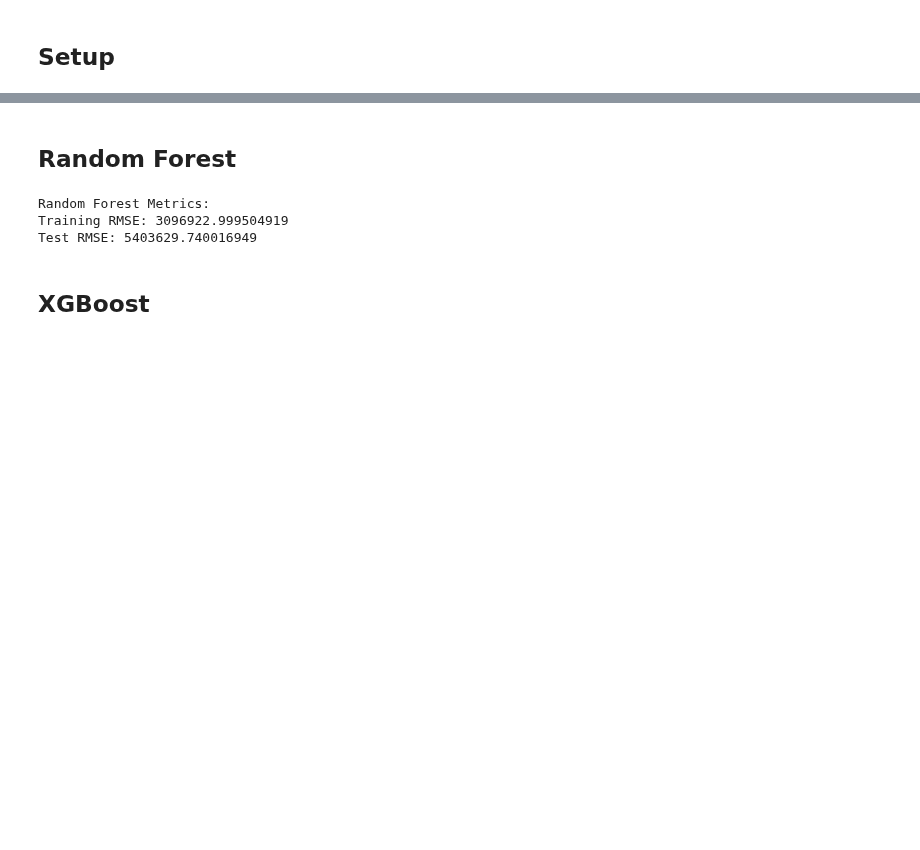
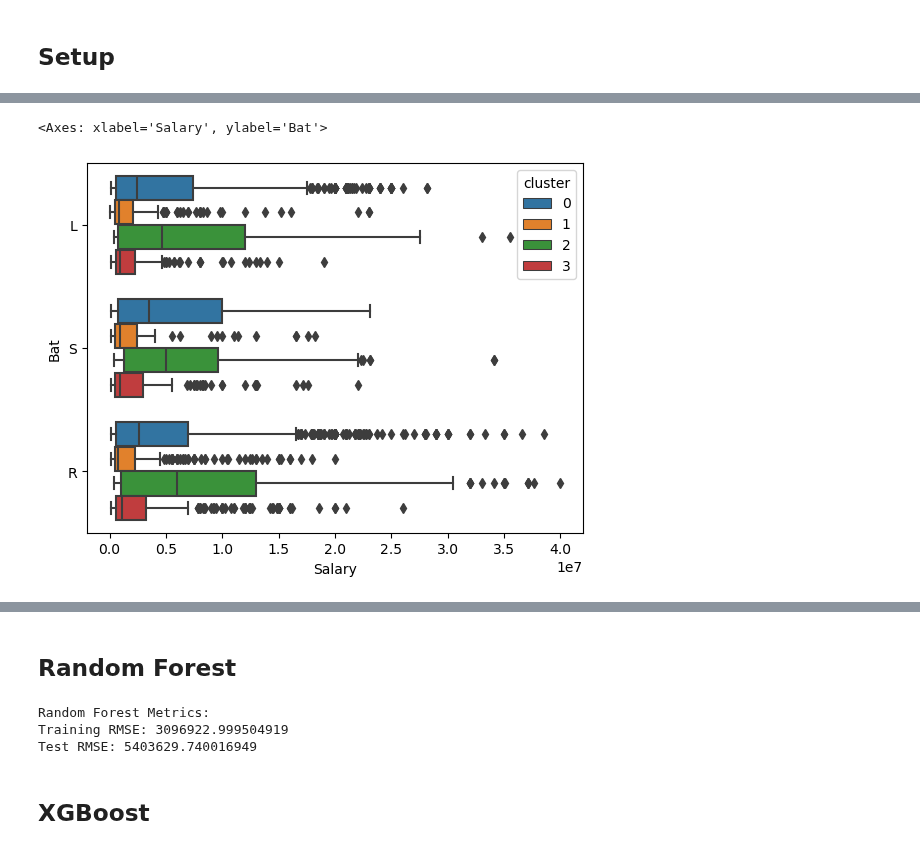
Before and after one commit to acooney613/baseball_salaries, a Jupyter notebook: models_and_pca.ipynb, the cells around one changed output, grey strips where cells are left out. Drawn from its saved outputs; the diff is of its cells as text; code cells hidden in the pictures; blank space fills up the shorter version.

```diff
--- a/models_and_pca.ipynb
+++ b/models_and_pca.ipynb
@@ -42,0 +115,5 @@ baseball.to_csv('best_model/engineered_data.csv', index = False)
+# %%
+sns.boxplot(baseball, y = 'Bat', x = 'Salary', hue = 'cluster')
+# %% [output]
+<Axes: xlabel='Salary', ylabel='Bat'>
+[figure, added]
```
Also changed, not shown: parts of 15 cells of this notebook, 4 other files.
